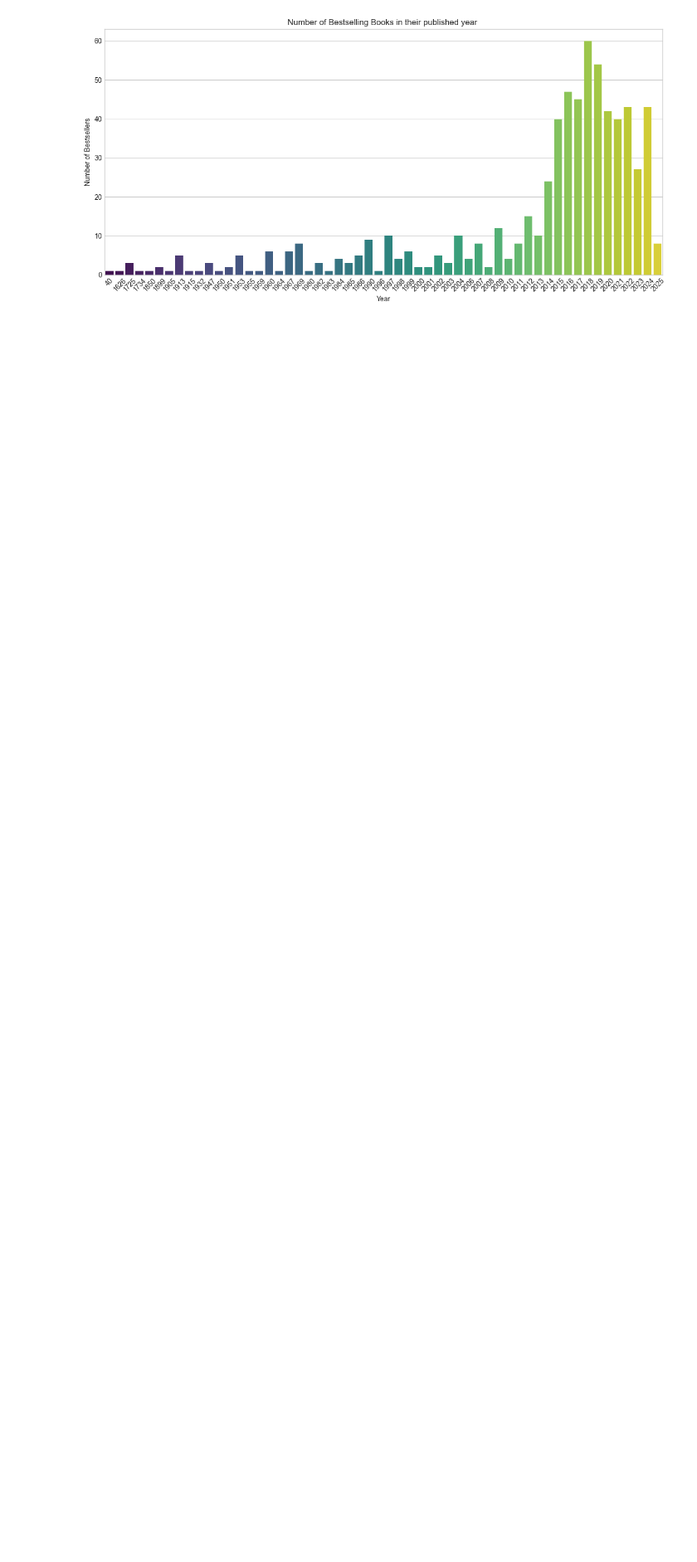
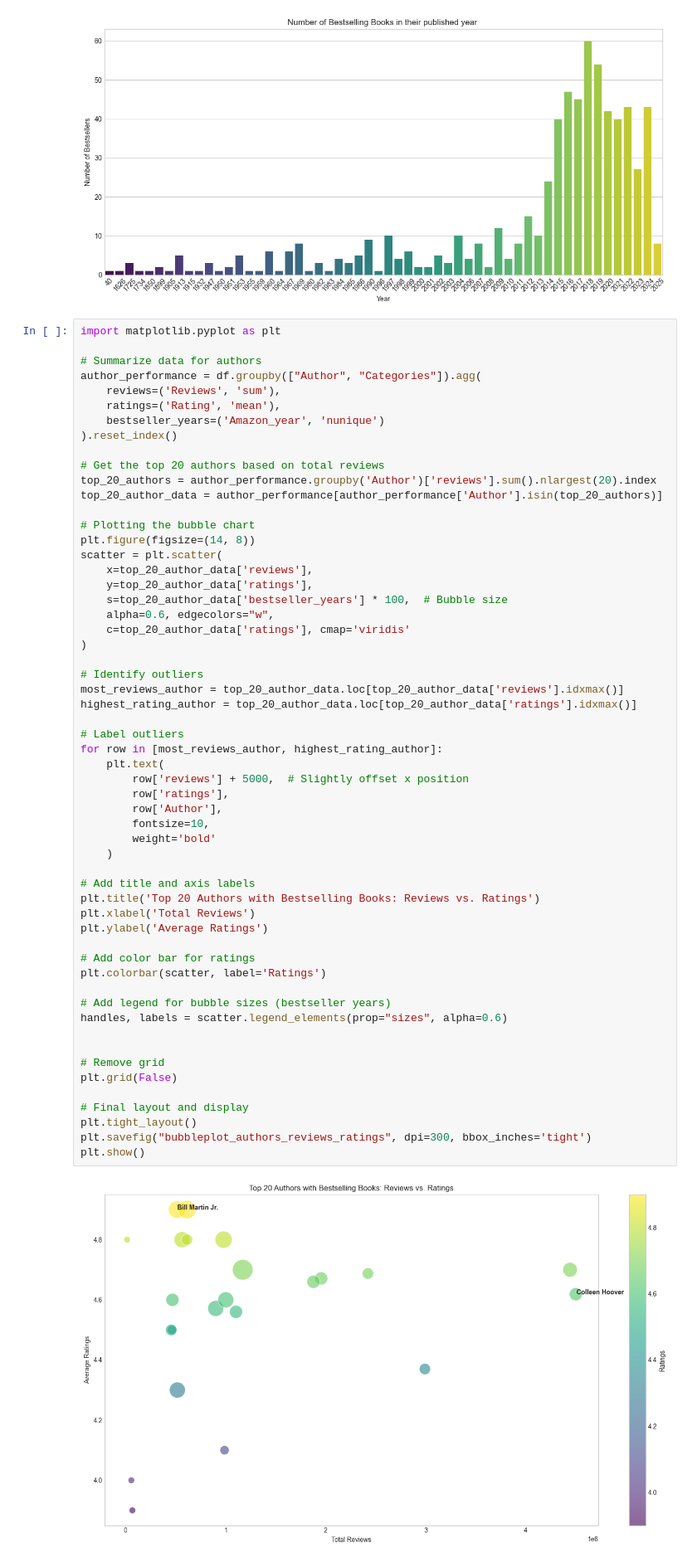
Before and after one commit to Martagilant/EDA, a Jupyter notebook: amazon_analysis_III.ipynb, the cells around one changed output. Shown at 83% size. Cells and saved outputs as stored; diff of their text form; blank space fills up the shorter version.

```diff
--- a/amazon_analysis_III.ipynb
+++ b/amazon_analysis_III.ipynb
@@ -272,3 +282,62 @@ Passing `palette` without assigning `hue` is deprecated and will be removed in v
 
   sns.barplot(x=bestseller_counts.index, y=bestseller_counts.values, palette='viridis')
 [figure]
+# %%
+import matplotlib.pyplot as plt
+
+# Summarize data for authors
+author_performance = df.groupby(["Author", "Categories"]).agg(
+    reviews=('Reviews', 'sum'),
+    ratings=('Rating', 'mean'),
+    bestseller_years=('Amazon_year', 'nunique')
+).reset_index()
+
+# Get the top 20 authors based on total reviews
+top_20_authors = author_performance.groupby('Author')['reviews'].sum().nlargest(20).index
+top_20_author_data = author_performance[author_performance['Author'].isin(top_20_authors)]
+
+# Plotting the bubble chart
+plt.figure(figsize=(14, 8))
+scatter = plt.scatter(
+    x=top_20_author_data['reviews'],
+    y=top_20_author_data['ratings'],
+    s=top_20_author_data['bestseller_years'] * 100,  # Bubble size
+    alpha=0.6, edgecolors="w",
+    c=top_20_author_data['ratings'], cmap='viridis'
+)
+
+# Identify outliers
+most_reviews_author = top_20_author_data.loc[top_20_author_data['reviews'].idxmax()]
+highest_rating_author = top_20_author_data.loc[top_20_author_data['ratings'].idxmax()]
+
+# Label outliers
+for row in [most_reviews_author, highest_rating_author]:
+    plt.text(
+        row['reviews'] + 5000,  # Slightly offset x position
+        row['ratings'],
+        row['Author'],
+        fontsize=10,
+        weight='bold'
+    )
+
+# Add title and axis labels
+plt.title('Top 20 Authors with Bestselling Books: Reviews vs. Ratings')
+plt.xlabel('Total Reviews')
+plt.ylabel('Average Ratings')
+
+# Add color bar for ratings
+plt.colorbar(scatter, label='Ratings')
+
+# Add legend for bubble sizes (bestseller years)
+handles, labels = scatter.legend_elements(prop="sizes", alpha=0.6)
+
+
+# Remove grid
+plt.grid(False)
+
+# Final layout and display
+plt.tight_layout()
+plt.savefig("bubbleplot_authors_reviews_ratings", dpi=300, bbox_inches='tight')
+plt.show()
+# %% [output]
+[figure, added]
```
Also changed, not shown: parts of 12 cells of this notebook, 16 other files.
